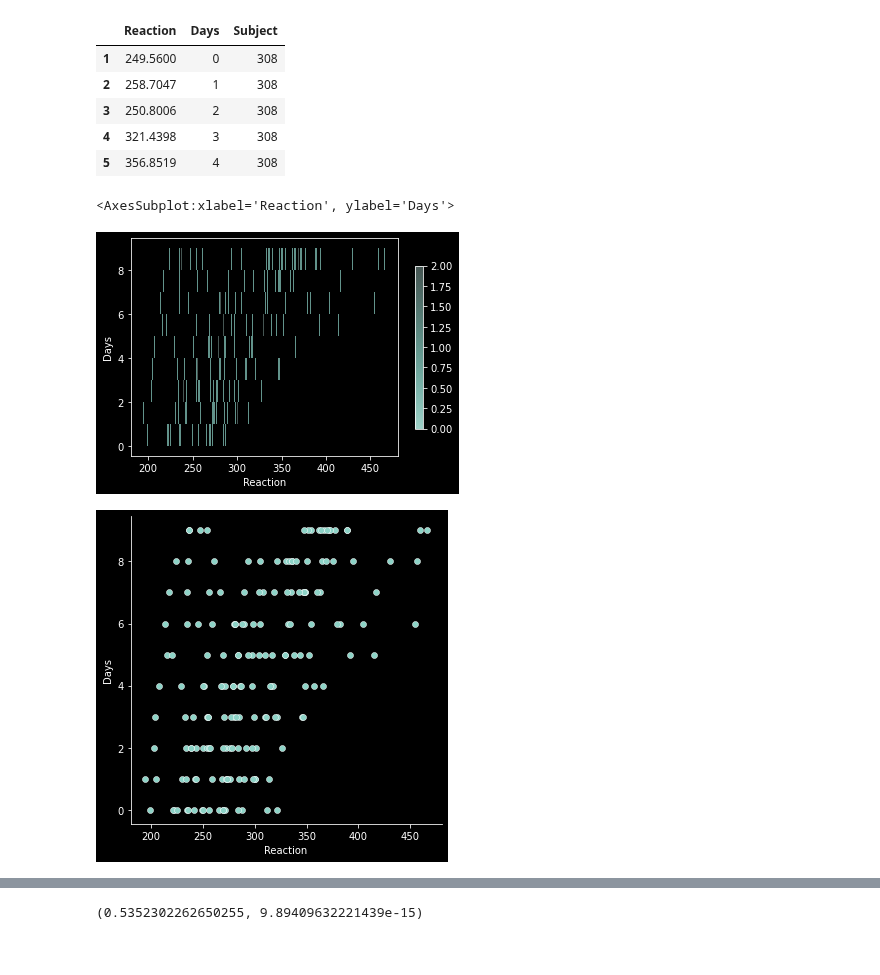
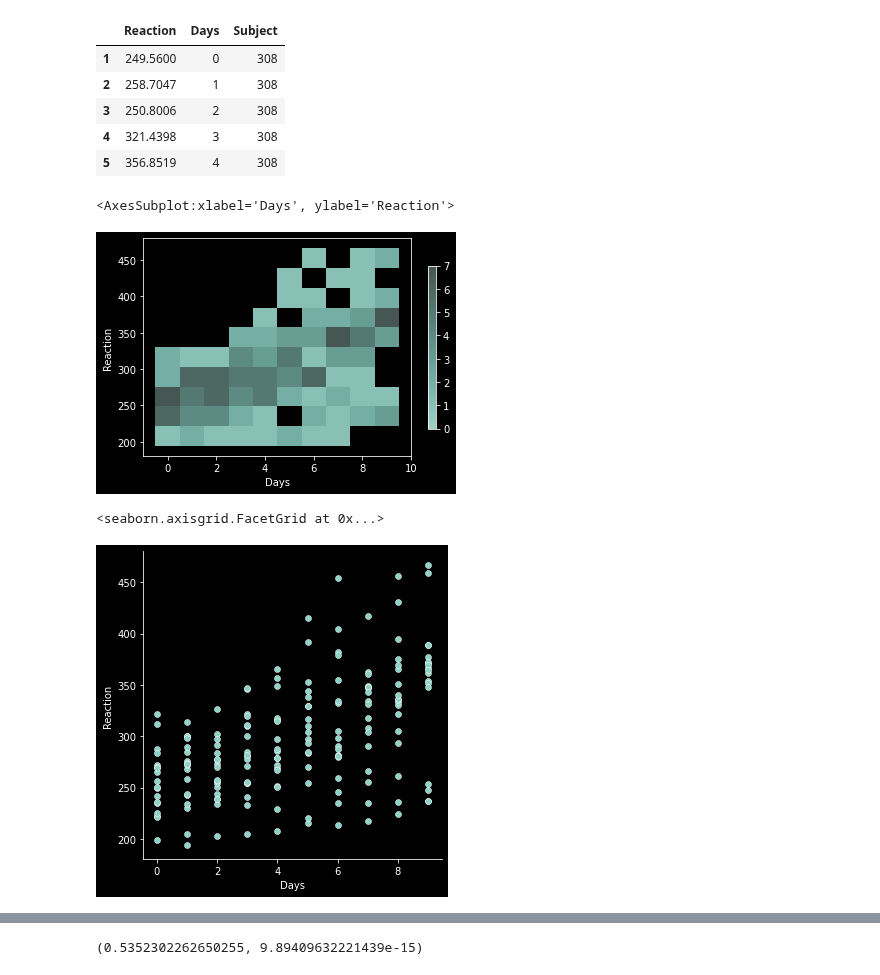
Before and after one commit to sgtcurran/statistics-exercises, a Jupyter notebook: hypothesis_testing.ipynb, the cells around one changed output, grey strips where cells are left out. Saved outputs shown, nothing was run; the diff lists cells and outputs as text; code cells hidden in the pictures.

```diff
--- a/hypothesis_testing.ipynb
+++ b/hypothesis_testing.ipynb
@@ -482,11 +601,12 @@ sleep_study.head()
 | 4 | 321.4398 | 3 | 308 |
 | 5 | 356.8519 | 4 | 308 |
 # %%
-sns.histplot(sleep_study,x = "Reaction" ,y = "Days", discrete=(True, False), cbar=True, cbar_kws=dict(shrink=.75),)
+sns.histplot(sleep_study,x = "Days" ,y = "Reaction", discrete=(True, False), cbar=True, cbar_kws=dict(shrink=.75),)
 # %% [output]
-<AxesSubplot:xlabel='Reaction', ylabel='Days'>
+<AxesSubplot:xlabel='Days', ylabel='Reaction'>
-[figure, old version]
+[figure, new version]
 # %%
-sns.relplot(data = sleep_study, y = 'Days', x = 'Reaction');
+sns.relplot(data = sleep_study, y = 'Reaction', x = 'Days')
 # %% [output]
+<seaborn.axisgrid.FacetGrid at 0x...>
-[figure, old version]
+[figure, new version]
```
Also changed, not shown: parts of 39 cells of this notebook.
